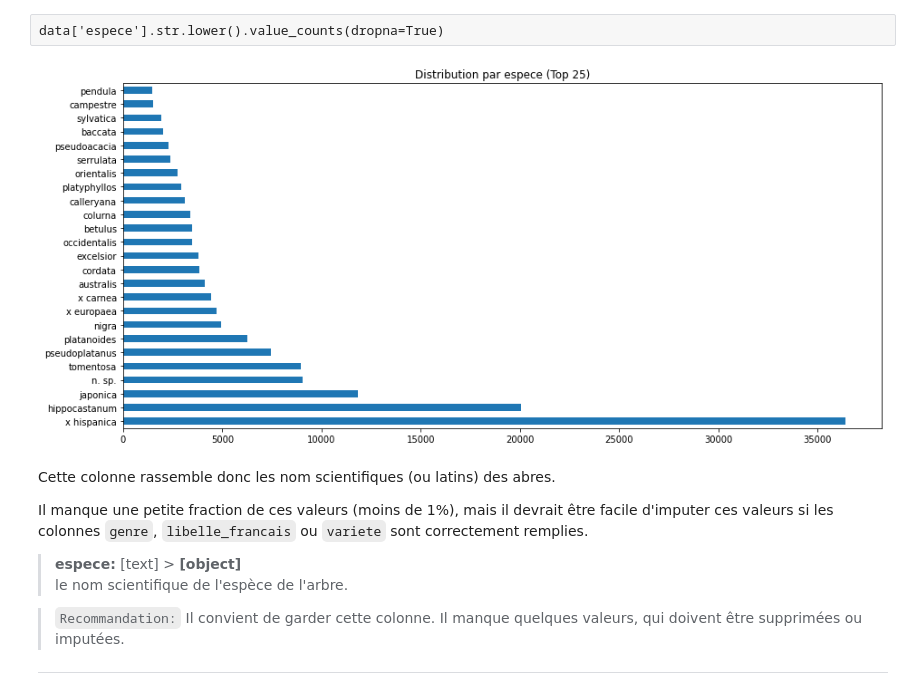
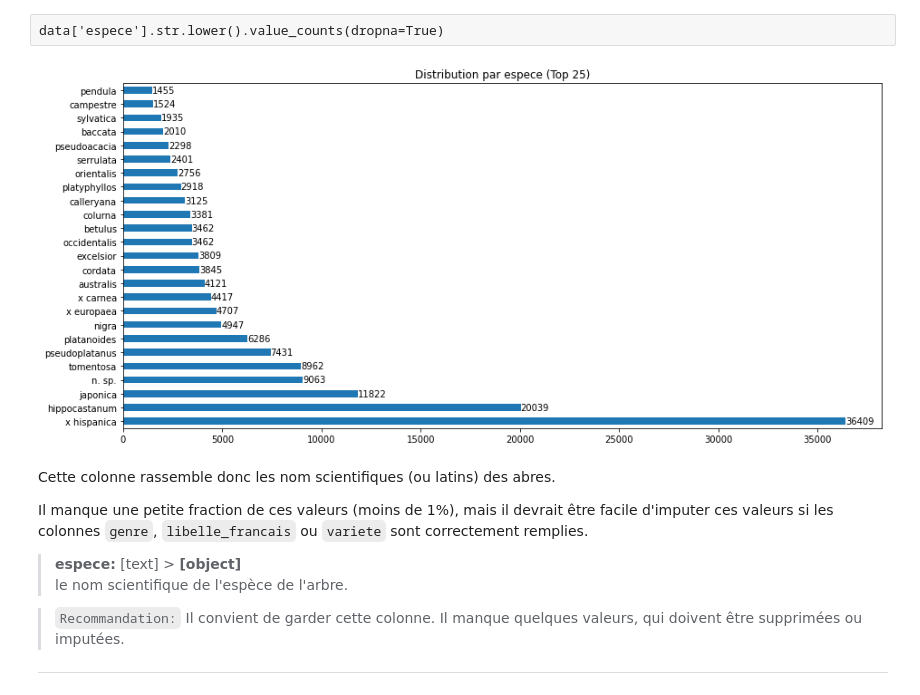
Before and after one commit to Valkea/OC_AI_02, a Jupyter notebook: EDA.ipynb, the cells around one changed output. Saved outputs shown, nothing was run; the diff lists cells and outputs as text; code cells hidden in the pictures.

```diff
--- a/EDA.ipynb
+++ b/EDA.ipynb
@@ -314,6 +315,10 @@ C'est visiblement un problème isolé (il n'y a qu'un seul `nan`) qui doit être
 # %%
 fig = plt.figure(figsize=(15,3))
 
-data['domanialite'].value_counts(dropna=True).plot(kind='barh', title="Distribution par domaine")
+ax = data['domanialite'].value_counts(dropna=True).plot(kind='barh', title="Distribution par domaine")
+
+for container in ax.containers:
+    ax.bar_label(container)
+
 plt.show()
 # %% [output]
@@ -354,6 +359,10 @@ Ce sont visiblement les arrondissement de Paris. Mais notons qu'en plus de 20 ar
 # %%
 fig = plt.figure(figsize=(15,7))
 
-data['arrondissement'].value_counts().plot(kind='barh', title="Distribution par arrondissement")
+ax = data['arrondissement'].value_counts().plot(kind='barh', title="Distribution par arrondissement")
+
+for container in ax.containers:
+    ax.bar_label(container)
+
 plt.show()
 # %% [output]
@@ -665,6 +674,10 @@ data['libelle_francais'].str.lower().value_counts()
 # %%
 fig = plt.figure(figsize=(15,7))
 
-data['libelle_francais'].value_counts()[:25].plot(kind='barh', title="Distribution par nom verniculaire (Top 25)")
+ax = data['libelle_francais'].value_counts()[:25].plot(kind='barh', title="Distribution par nom verniculaire (Top 25)")
+
+for container in ax.containers:
+    ax.bar_label(container)
+
 plt.show()
 # %% [output]
@@ -759,6 +772,10 @@ data['genre'].str.lower().value_counts(dropna=True)
 # %%
 fig = plt.figure(figsize=(15,7))
 
-data['genre'].value_counts(dropna=True)[:25].plot(kind='barh', title="Distribution par genre (Top 25)")
+ax = data['genre'].value_counts(dropna=True)[:25].plot(kind='barh', title="Distribution par genre (Top 25)")
+
+for container in ax.containers:
+    ax.bar_label(container)
+
 plt.show()
 # %% [output]
@@ -833,10 +850,14 @@ data['espece'].str.lower().value_counts(dropna=True)
 # %%
 fig = plt.figure(figsize=(15,7))
 
-data['espece'].value_counts(dropna=True)[:25].plot(kind='barh', title="Distribution par espece (Top 25)")
+ax = data['espece'].value_counts(dropna=True)[:25].plot(kind='barh', title="Distribution par espece (Top 25)")
+
+for container in ax.containers:
+    ax.bar_label(container)
+
 plt.show()
 # %% [output]
-[figure, old version]
+[figure, new version]
 # %% [markdown]
 Cette colonne rassemble donc les nom scientifiques (ou latins) des abres.
 
```
Also changed, not shown: parts of 150 cells of this notebook.
